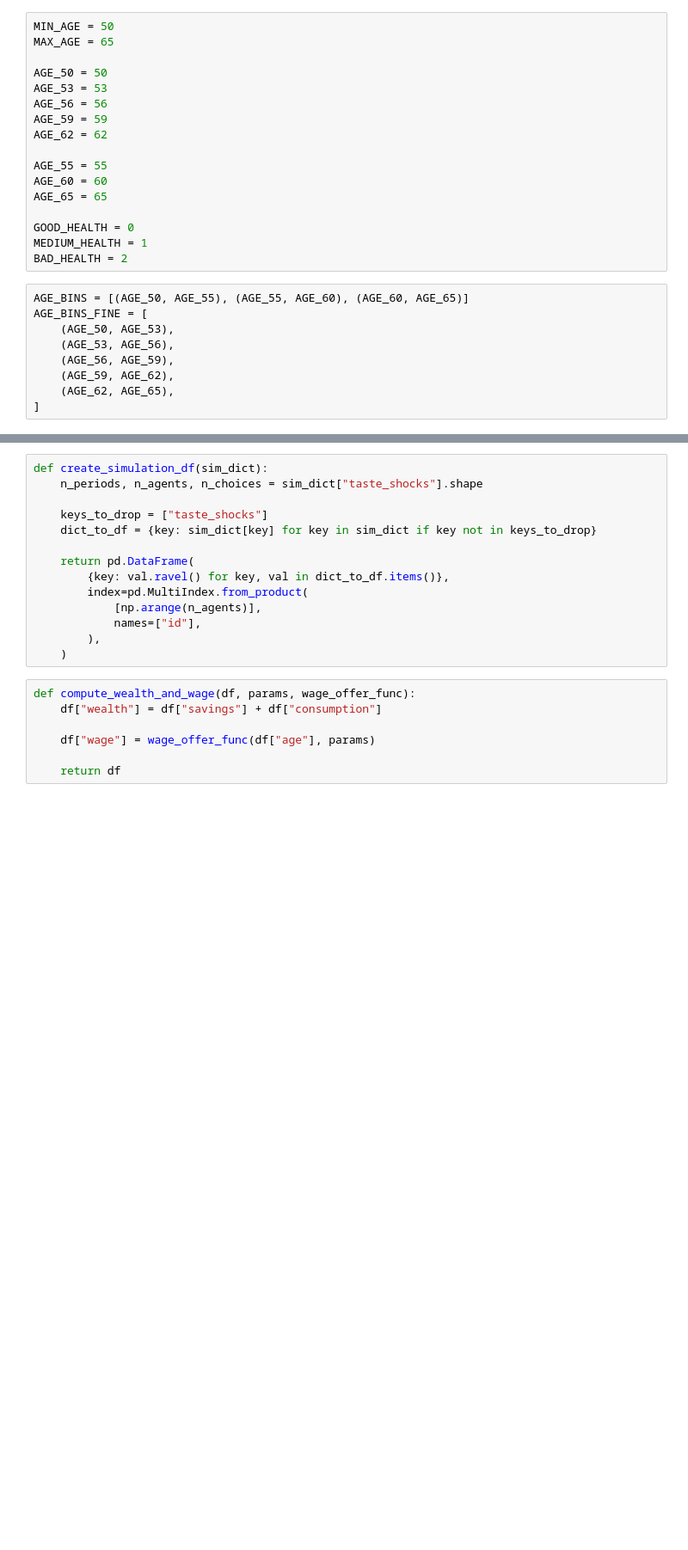
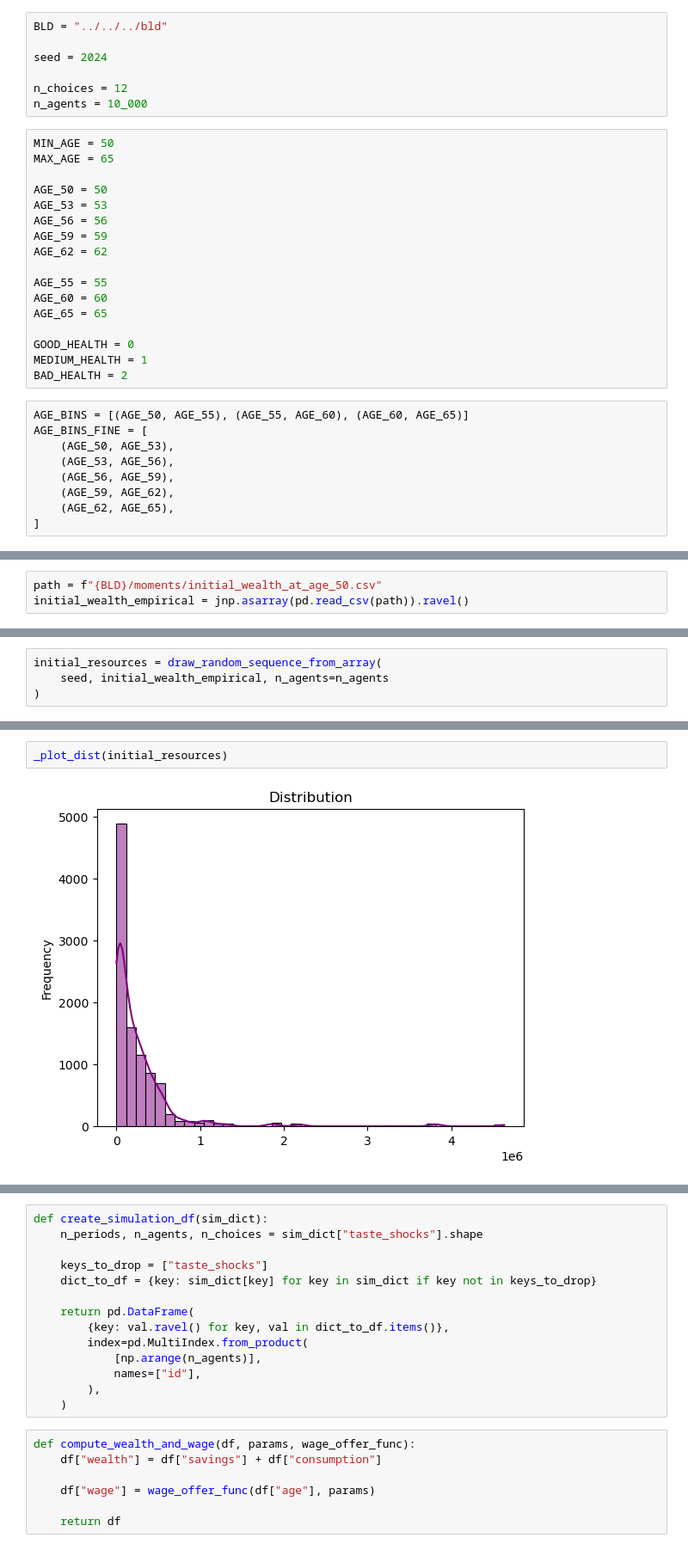
Before and after one commit to segsell/elder_care, a Jupyter notebook: src/elder_care/sandbox/simulate_moments.ipynb, the cells around one changed output, grey strips where cells are left out. Shown at 86% size. Cells and saved outputs as stored; diff of their text form; blank space fills up the shorter version.

Commit message:
Finish initial conditions

```diff
--- a/src/elder_care/sandbox/simulate_moments.ipynb
+++ b/src/elder_care/sandbox/simulate_moments.ipynb
@@ -27,3 +10,10 @@ df.shape
+# %%
+BLD = "../../../bld"
+
+seed = 2024
+
+n_choices = 12
+n_agents = 10_000
 # %%
 MIN_AGE = 50
 MAX_AGE = 65
@@ -117,0 +153,3 @@ True
+# %%
+path = f"{BLD}/moments/initial_wealth_at_age_50.csv"
+initial_wealth_empirical = jnp.asarray(pd.read_csv(path)).ravel()
@@ -117,0 +243,4 @@ True
+# %%
+initial_resources = draw_random_sequence_from_array(
+    seed, initial_wealth_empirical, n_agents=n_agents
+)
@@ -117,0 +307,4 @@ True
+# %%
+_plot_dist(initial_resources)
+# %% [output]
+[figure, added]
```
Also changed, not shown: parts of 42 cells of this notebook, 2 other files.
